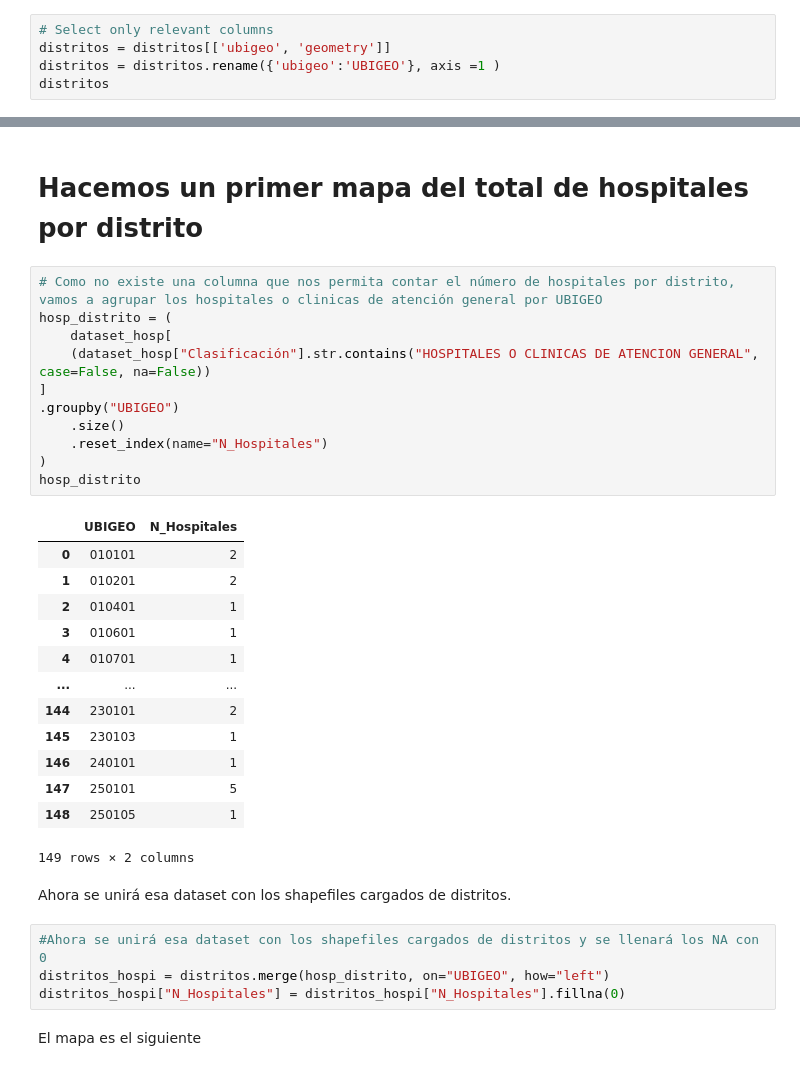
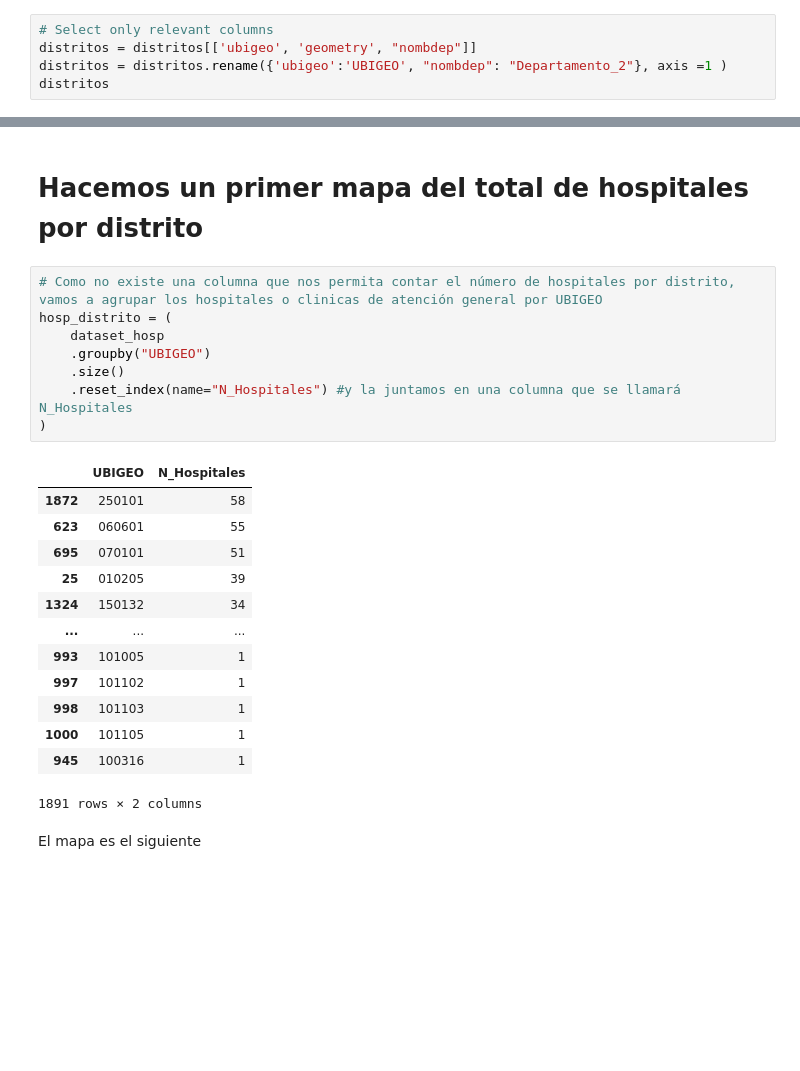
Before and after one commit to anelvasquez/Hospitals-Access-Peru, a Jupyter notebook: code/script_geo.ipynb, the cells around one changed output, grey strips where cells are left out. Drawn from its saved outputs; the diff is of its cells as text; blank space fills up the shorter version.

```diff
--- a/code/script_geo.ipynb
+++ b/code/script_geo.ipynb
@@ -170,7 +170,7 @@ distritos['ubigeo'].unique().size
 1891
 # %%
 # Select only relevant columns
-distritos = distritos[['ubigeo', 'geometry']]
-distritos = distritos.rename({'ubigeo':'UBIGEO'}, axis =1 )
+distritos = distritos[['ubigeo', 'geometry', "nombdep"]]
+distritos = distritos.rename({'ubigeo':'UBIGEO', "nombdep": "Departamento_2"}, axis =1 )
 distritos
 # %% [output]
@@ -336,34 +337,25 @@ Datum: World Geodetic System 1984 ensemble
 # %%
 # Como no existe una columna que nos permita contar el número de hospitales por distrito, vamos a agrupar los hospitales o clinicas de atención general por UBIGEO
 hosp_distrito = (
-    dataset_hosp[
-    (dataset_hosp["Clasificación"].str.contains("HOSPITALES O CLINICAS DE ATENCION GENERAL", case=False, na=False))
-]
-.groupby("UBIGEO")
+    dataset_hosp
+    .groupby("UBIGEO")
     .size()
-    .reset_index(name="N_Hospitales")
+    .reset_index(name="N_Hospitales") #y la juntamos en una columna que se llamará N_Hospitales
 )
-hosp_distrito
 # %% [output]
 |  | UBIGEO | N_Hospitales |
-| 0 | 010101 | 2 |
-| 1 | 010201 | 2 |
-| 2 | 010401 | 1 |
-| 3 | 010601 | 1 |
-| 4 | 010701 | 1 |
+| 1872 | 250101 | 58 |
+| 623 | 060601 | 55 |
+| 695 | 070101 | 51 |
+| 25 | 010205 | 39 |
+| 1324 | 150132 | 34 |
 | ... | ... | ... |
-| 144 | 230101 | 2 |
-| 145 | 230103 | 1 |
-| 146 | 240101 | 1 |
-| 147 | 250101 | 5 |
-| 148 | 250105 | 1 |
+| 993 | 101005 | 1 |
+| 997 | 101102 | 1 |
+| 998 | 101103 | 1 |
+| 1000 | 101105 | 1 |
+| 945 | 100316 | 1 |
-149 rows × 2 columns
+1891 rows × 2 columns
-# %% [markdown]
-Ahora se unirá esa dataset con los shapefiles cargados de distritos.
-# %%
-#Ahora se unirá esa dataset con los shapefiles cargados de distritos y se llenará los NA con 0
-distritos_hospi = distritos.merge(hosp_distrito, on="UBIGEO", how="left")
-distritos_hospi["N_Hospitales"] = distritos_hospi["N_Hospitales"].fillna(0)
 # %% [markdown]
 El mapa es el siguiente
 # %%
```
Also changed, not shown: parts of 14 cells of this notebook, 2 other files.
